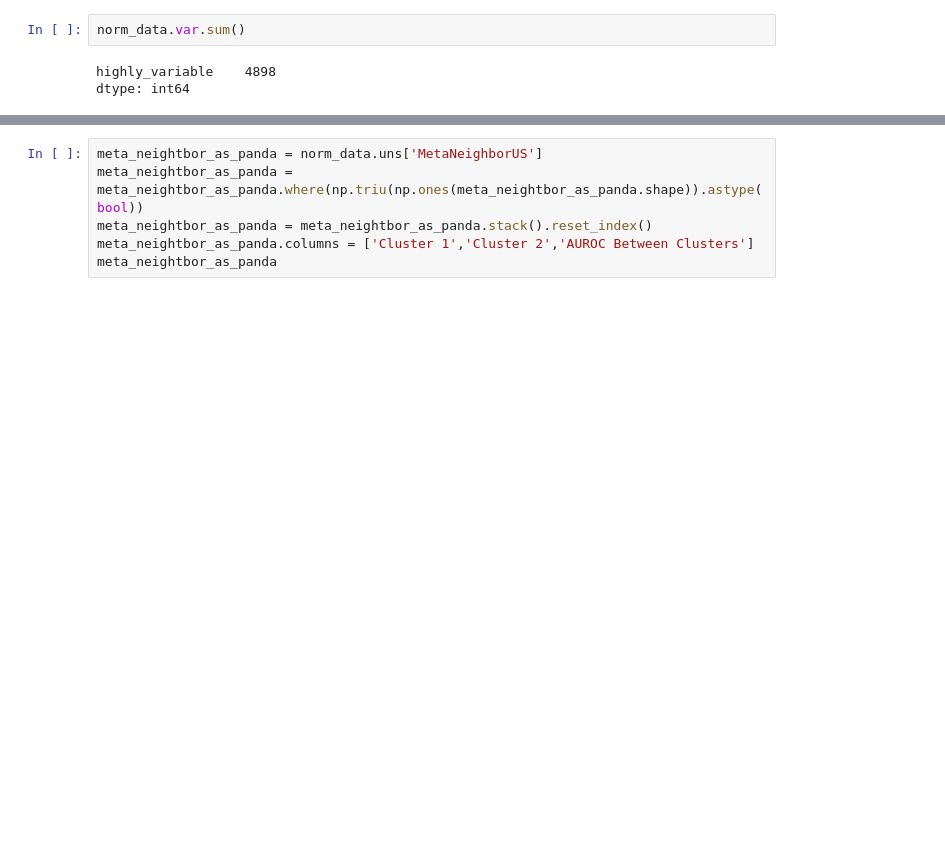
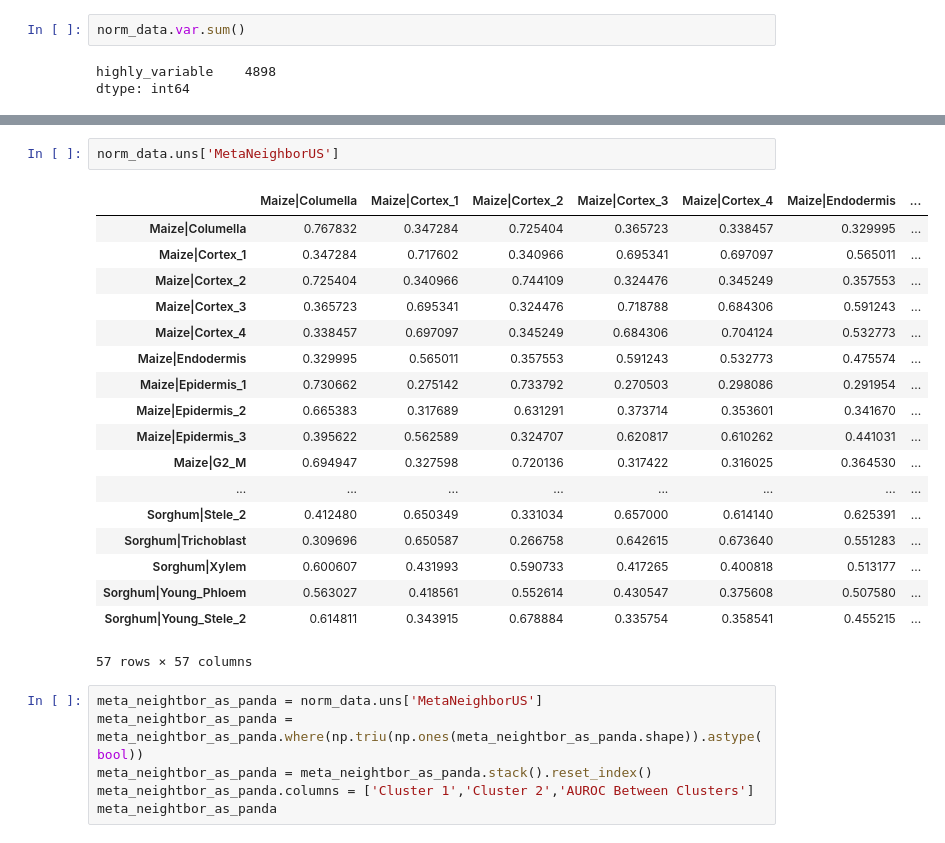
Before and after one commit to mikepassal/Bruno_and_Ken_Maize_Sorghum_Millet, a Jupyter notebook: Re_doing_things_with_Bruno_final_dataset/new_data_meta_redo.ipynb, the cells around one changed output, grey strips where cells are left out. Cells and saved outputs as stored; diff of their text form; blank space fills up the shorter version.

```diff
--- a/Re_doing_things_with_Bruno_final_dataset/new_data_meta_redo.ipynb
+++ b/Re_doing_things_with_Bruno_final_dataset/new_data_meta_redo.ipynb
@@ -127,3 +172,24 @@ KeyError: 'MetaNeighborUS_pval'
+# %%
+norm_data.uns['MetaNeighborUS']
+# %% [output]
+|  | Maize|Columella | Maize|Cortex_1 | Maize|Cortex_2 | Maize|Cortex_3 | Maize|Cortex_4 | Maize|Endodermis | ... |
+| Maize|Columella | 0.767832 | 0.347284 | 0.725404 | 0.365723 | 0.338457 | 0.329995 | ... |
+| Maize|Cortex_1 | 0.347284 | 0.717602 | 0.340966 | 0.695341 | 0.697097 | 0.565011 | ... |
+| Maize|Cortex_2 | 0.725404 | 0.340966 | 0.744109 | 0.324476 | 0.345249 | 0.357553 | ... |
+| Maize|Cortex_3 | 0.365723 | 0.695341 | 0.324476 | 0.718788 | 0.684306 | 0.591243 | ... |
+| Maize|Cortex_4 | 0.338457 | 0.697097 | 0.345249 | 0.684306 | 0.704124 | 0.532773 | ... |
+| Maize|Endodermis | 0.329995 | 0.565011 | 0.357553 | 0.591243 | 0.532773 | 0.475574 | ... |
+| Maize|Epidermis_1 | 0.730662 | 0.275142 | 0.733792 | 0.270503 | 0.298086 | 0.291954 | ... |
+| Maize|Epidermis_2 | 0.665383 | 0.317689 | 0.631291 | 0.373714 | 0.353601 | 0.341670 | ... |
+| Maize|Epidermis_3 | 0.395622 | 0.562589 | 0.324707 | 0.620817 | 0.610262 | 0.441031 | ... |
+| Maize|G2_M | 0.694947 | 0.327598 | 0.720136 | 0.317422 | 0.316025 | 0.364530 | ... |
+| ... | ... | ... | ... | ... | ... | ... | ... |
+| Sorghum|Stele_2 | 0.412480 | 0.650349 | 0.331034 | 0.657000 | 0.614140 | 0.625391 | ... |
+| Sorghum|Trichoblast | 0.309696 | 0.650587 | 0.266758 | 0.642615 | 0.673640 | 0.551283 | ... |
+| Sorghum|Xylem | 0.600607 | 0.431993 | 0.590733 | 0.417265 | 0.400818 | 0.513177 | ... |
+| Sorghum|Young_Phloem | 0.563027 | 0.418561 | 0.552614 | 0.430547 | 0.375608 | 0.507580 | ... |
+| Sorghum|Young_Stele_2 | 0.614811 | 0.343915 | 0.678884 | 0.335754 | 0.358541 | 0.455215 | ... |
+57 rows × 57 columns
 # %%
 meta_neightbor_as_panda = norm_data.uns['MetaNeighborUS']
 meta_neightbor_as_panda = meta_neightbor_as_panda.where(np.triu(np.ones(meta_neightbor_as_panda.shape)).astype(bool))
```
Also changed, not shown: parts of 6 cells of this notebook, 1 other file.
